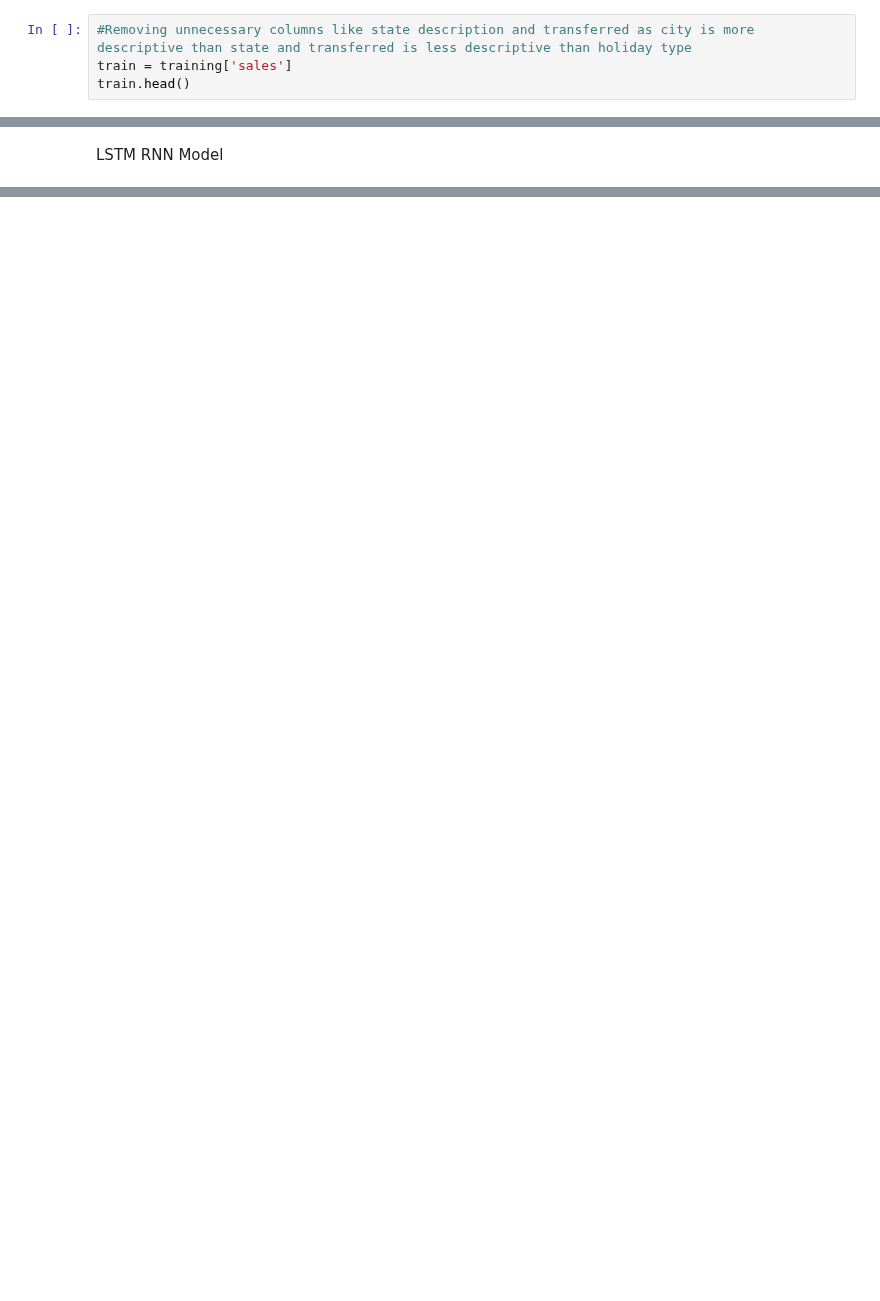
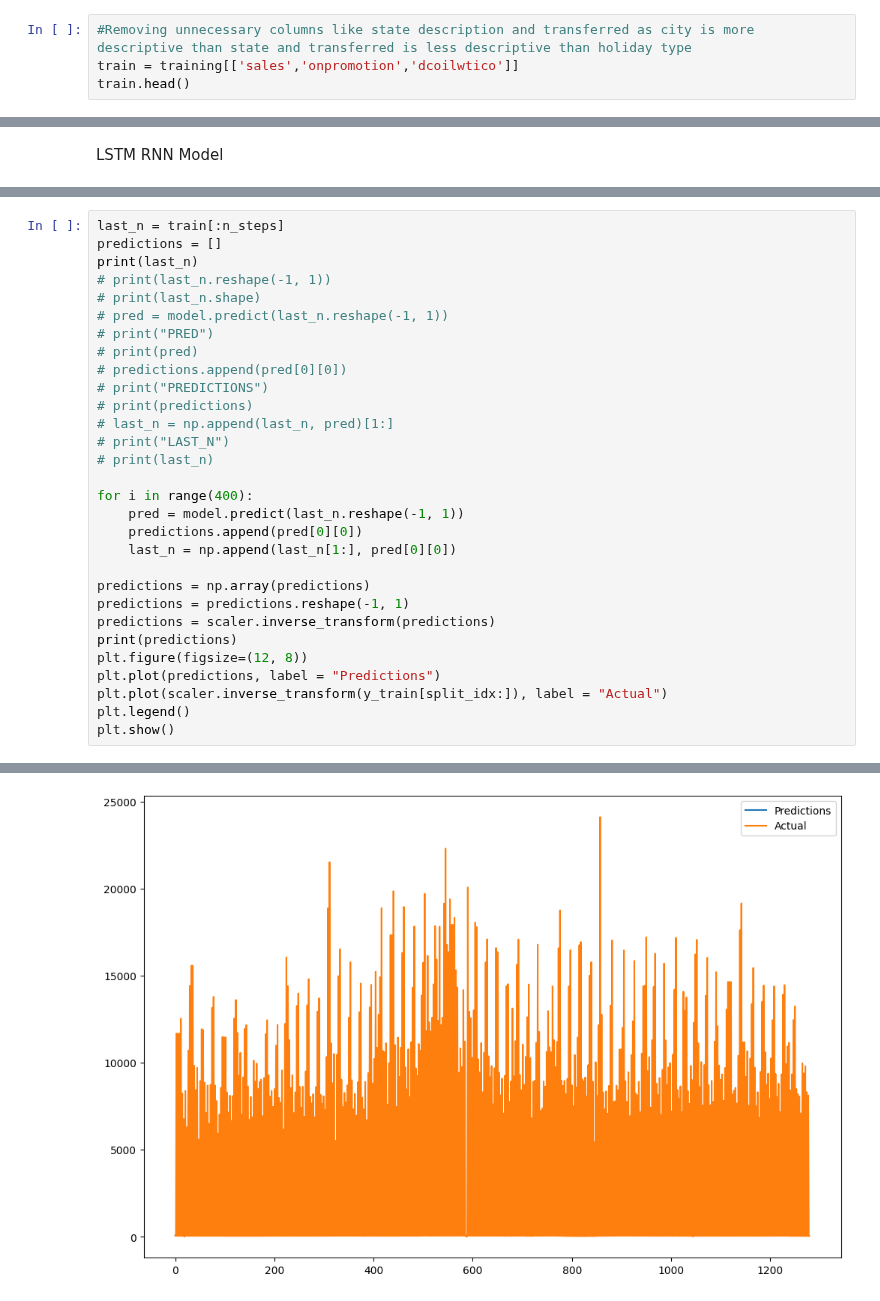
Before and after one commit to lieric90/Store-Sales, a Jupyter notebook: Store Sales Predictions/store_sale_predictions.ipynb, the cells around one changed output, grey strips where cells are left out. Saved outputs shown, nothing was run; the diff lists cells and outputs as text; blank space fills up the shorter version.

Commit message:
predictions

```diff
--- a/Store Sales Predictions/store_sale_predictions.ipynb
+++ b/Store Sales Predictions/store_sale_predictions.ipynb
@@ -396,6 +389,6 @@ val_data.head()
 setting feature data frame
 # %%
 #Removing unnecessary columns like state description and transferred as city is more descriptive than state and transferred is less descriptive than holiday type
-train = training['sales']
+train = training[['sales','onpromotion','dcoilwtico']]
 train.head()
 # %% [output]
@@ -503,0 +494,31 @@ plt.show()
+# %%
+last_n = train[:n_steps]
+predictions = []
+print(last_n)
+# print(last_n.reshape(-1, 1))
+# print(last_n.shape)
+# pred = model.predict(last_n.reshape(-1, 1))
+# print("PRED")
+# print(pred)
+# predictions.append(pred[0][0])
+# print("PREDICTIONS")
+# print(predictions)
+# last_n = np.append(last_n, pred)[1:]
+# print("LAST_N")
+# print(last_n)
+
+for i in range(400):
+    pred = model.predict(last_n.reshape(-1, 1))
+    predictions.append(pred[0][0])
+    last_n = np.append(last_n[1:], pred[0][0])
+
+predictions = np.array(predictions)
+predictions = predictions.reshape(-1, 1)
+predictions = scaler.inverse_transform(predictions)
+print(predictions)
+plt.figure(figsize=(12, 8))
+plt.plot(predictions, label = "Predictions")
+plt.plot(scaler.inverse_transform(y_train[split_idx:]), label = "Actual")
+plt.legend()
+plt.show()
+# %% [output]
@@ -503,0 +542 @@ plt.show()
+[figure, added]
```
Also changed, not shown: parts of 14 cells of this notebook.
